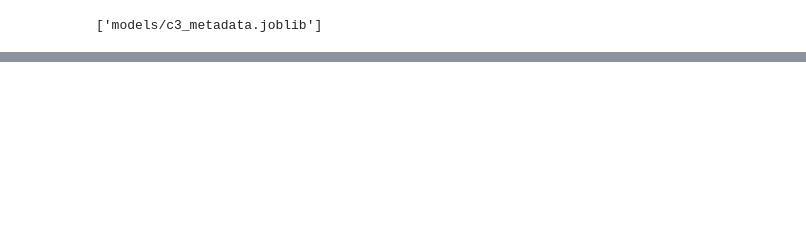
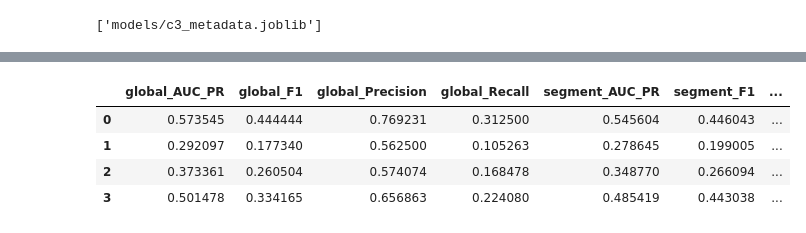
Before and after one commit to tonantzin-real/IDS_705_final_project, a Jupyter notebook: 03_training.ipynb, the cells around one changed output, grey strips where cells are left out. Drawn from its saved outputs; the diff is of its cells as text; code cells hidden in the pictures; blank space fills up the shorter version.

Commit message:
Add Comparing against: global model performance on  cluster

```diff
--- a/03_training.ipynb
+++ b/03_training.ipynb
@@ -1010,0 +1058,41 @@ joblib.dump(metadata, model_dir / f"{model_name}_metadata.joblib")
+# %%
+def _cluster_row_index(idx):
+    s = str(idx)
+    return int(s.replace("cluster_", "")) if s.startswith("cluster_") else int(s)
+
+# Global model, calibrated — restricted to each cluster (same as cluster_results_df / §2)
+global_per_cluster = cluster_results_df.copy()
+global_per_cluster.index = global_per_cluster.index.map(_cluster_row_index)
+global_per_cluster = global_per_cluster.sort_index()
+
+# Segment-specific models — each evaluated only on its cluster validation set
+segment_per_cluster = pd.DataFrame(
+    [
+        c0_validation_metrics,
+        c1_validation_metrics,
+        c2_validation_metrics,
+        c3_validation_metrics,
+    ],
+    index=[0, 1, 2, 3],
+).sort_index()
+
+comparison_val = pd.concat(
+    [
+        global_per_cluster.add_prefix("global_"),
+        segment_per_cluster.add_prefix("segment_"),
+    ],
+    axis=1,
+)
+
+for m in ["AUC_PR", "F1", "Precision", "Recall"]:
+    comparison_val[f"delta_{m}"] = (
+        comparison_val[f"segment_{m}"] - comparison_val[f"global_{m}"]
+    )
+
+comparison_val
+# %% [output]
+|  | global_AUC_PR | global_F1 | global_Precision | global_Recall | segment_AUC_PR | segment_F1 | ... |
+| 0 | 0.573545 | 0.444444 | 0.769231 | 0.312500 | 0.545604 | 0.446043 | ... |
+| 1 | 0.292097 | 0.177340 | 0.562500 | 0.105263 | 0.278645 | 0.199005 | ... |
+| 2 | 0.373361 | 0.260504 | 0.574074 | 0.168478 | 0.348770 | 0.266094 | ... |
+| 3 | 0.501478 | 0.334165 | 0.656863 | 0.224080 | 0.485419 | 0.443038 | ... |
```
Also changed, not shown: parts of 21 cells of this notebook, 18 other files.
